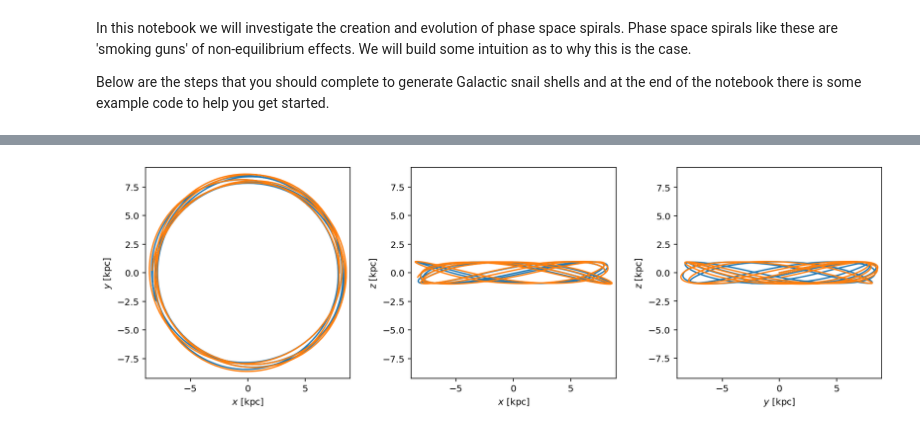
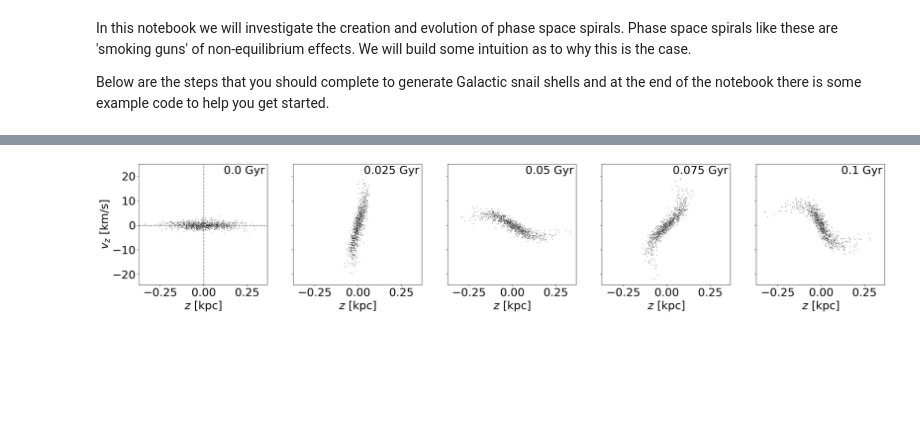
Before and after one commit to CCADynamicsGroup/SummerSchoolWorkshops, a Jupyter notebook: 2-Galaxies-and-collections-of-orbits/1-phase-mixing.ipynb, the cells around one changed output, grey strips where cells are left out. Saved outputs shown, nothing was run; the diff lists cells and outputs as text; code cells hidden in the pictures; blank space fills up the shorter version.

```diff
--- a/2-Galaxies-and-collections-of-orbits/1-phase-mixing.ipynb
+++ b/2-Galaxies-and-collections-of-orbits/1-phase-mixing.ipynb
@@ -81,9 +89,32 @@ w0 = gd.PhaseSpacePosition(pos = pos,
 # %%
-H = gp.Hamiltonian(pot)
-orbit = H.integrate_orbit(w0, t1 = 0, t2=1*u.Gyr, n_steps=500,
-                            Integrator=gi.DOPRI853Integrator)
+def orbit_from_w0(w0, H=None, t_end = 2*u.Gyr, n_steps=5):
+    if H is None:
+        pot = gp.MilkyWayPotential(units = galactic)
+        H = gp.Hamiltonian(pot)
+
+    return H.integrate_orbit(w0, t1 = 0, t2=t_end, n_steps=n_steps,
+                             Integrator=gi.DOPRI853Integrator)
-# %%
-orbit.plot(['x','y','z'])
-plt.show()
-# %% [output]
-[figure, removed]
+# %%
+# Milky Way-like potential
+pot = gp.MilkyWayPotential(units = galactic)
+H = gp.Hamiltonian(pot)
+# %%
+# Generating a mock distribution centered on a circular orbit at the solar position
+
+x_0 = -8.2
+vy_0 = pot.circular_velocity([x_0,0,0]*u.kpc).to('km/s').value
+N_particles = 1_000
+
+pos = rng.normal(loc=[x_0,0,0], scale=0.1, size=(3, N_particles))
+vel = rng.normal(loc=[0,*vy_0,0], scale=1, size=(3, N_particles))
+
+# (pos, vel) -> gala.dynamics.PhaseSpacePosition
+w0 = gd.PhaseSpacePosition(pos=pos* u.kpc,
+                           vel=vel * u.km/u.s)
+# %%
+# Integrating the distribution for 100 Myr
+orbit = orbit_from_w0(w0, H, t_end = 100*u.Myr)
+# %%
+make_fig(orbit)
+# %% [output]
+[figure, added]
```
Also changed, not shown: parts of 13 cells of this notebook, 11 other files.
